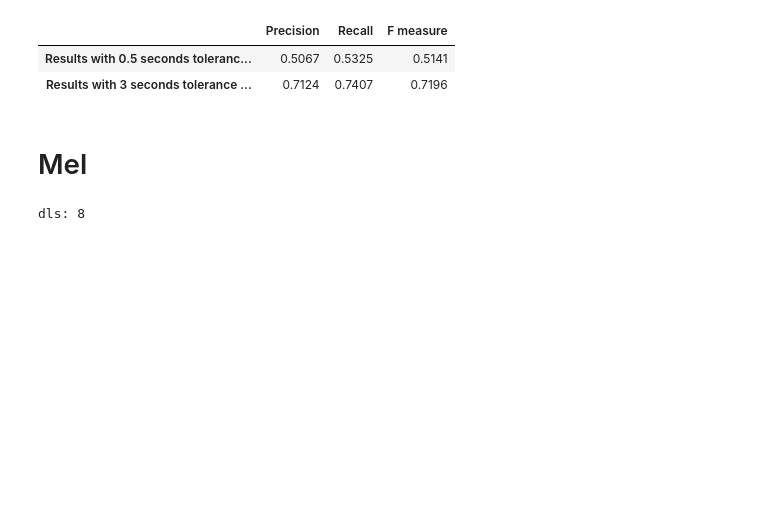
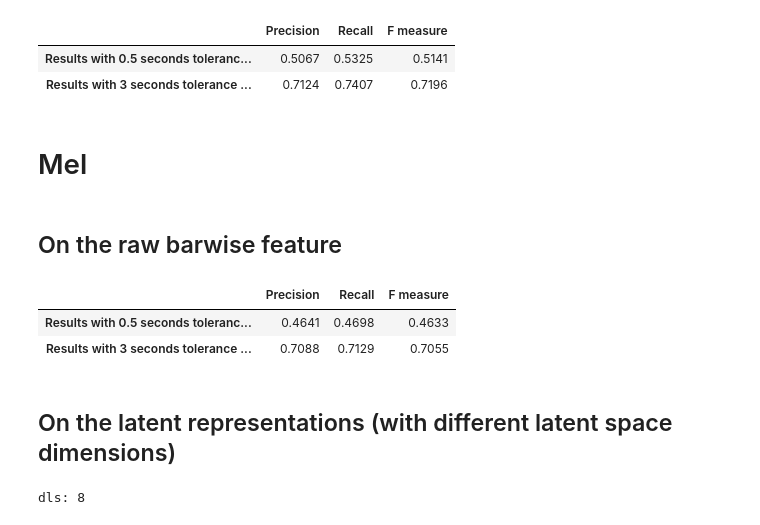
Before and after one commit to ax-le/MusicAE, a Jupyter notebook: Notebooks/Results for the RWC Pop dataset.ipynb, the cells around one changed output. Drawn from its saved outputs; the diff is of its cells as text; code cells hidden in the pictures; blank space fills up the shorter version.

```diff
--- a/Notebooks/Results for the RWC Pop dataset.ipynb
+++ b/Notebooks/Results for the RWC Pop dataset.ipynb
@@ -54 +71,11 @@ dls: 40
+# %% [markdown]
+## On the raw barwise feature
+# %%
+ta.final_results_feature_rwc(dataset = "full", feature = feature)
+# %% [output]
+|  | Precision | Recall | F measure |
+| Results with 0.5 seconds toleranc... | 0.4641 | 0.4698 | 0.4633 |
+| Results with 3 seconds tolerance ... | 0.7088 | 0.7129 | 0.7055 |
+# %% [markdown]
+## On the latent representations (with different latent space dimensions)
 # %%
```
Also changed, not shown: parts of 19 cells of this notebook, 7 other files.
